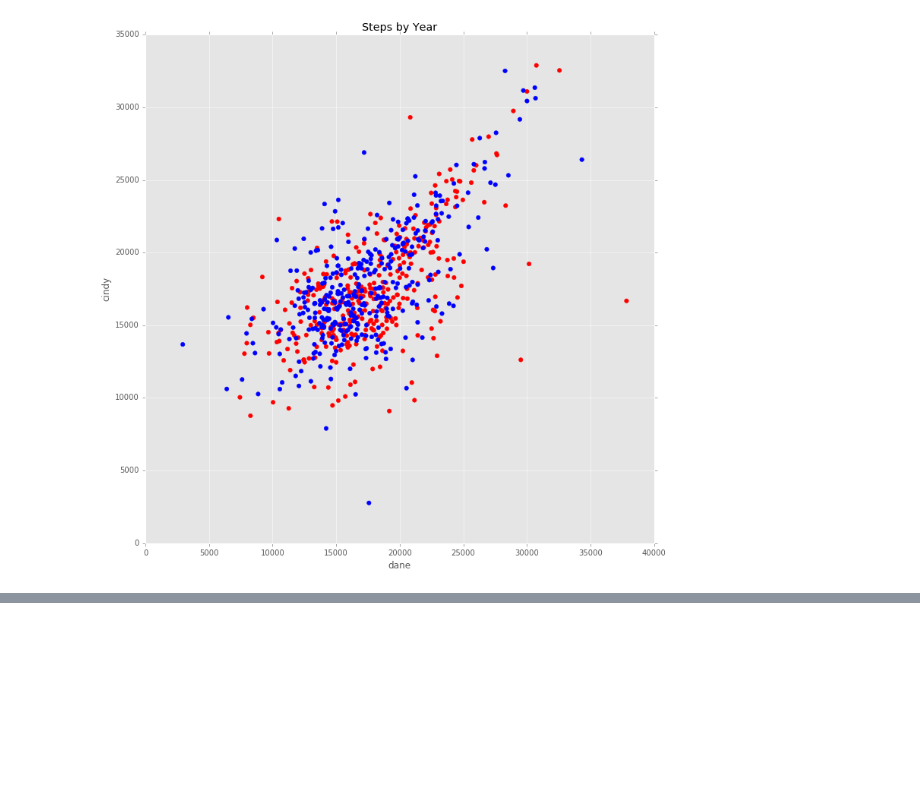
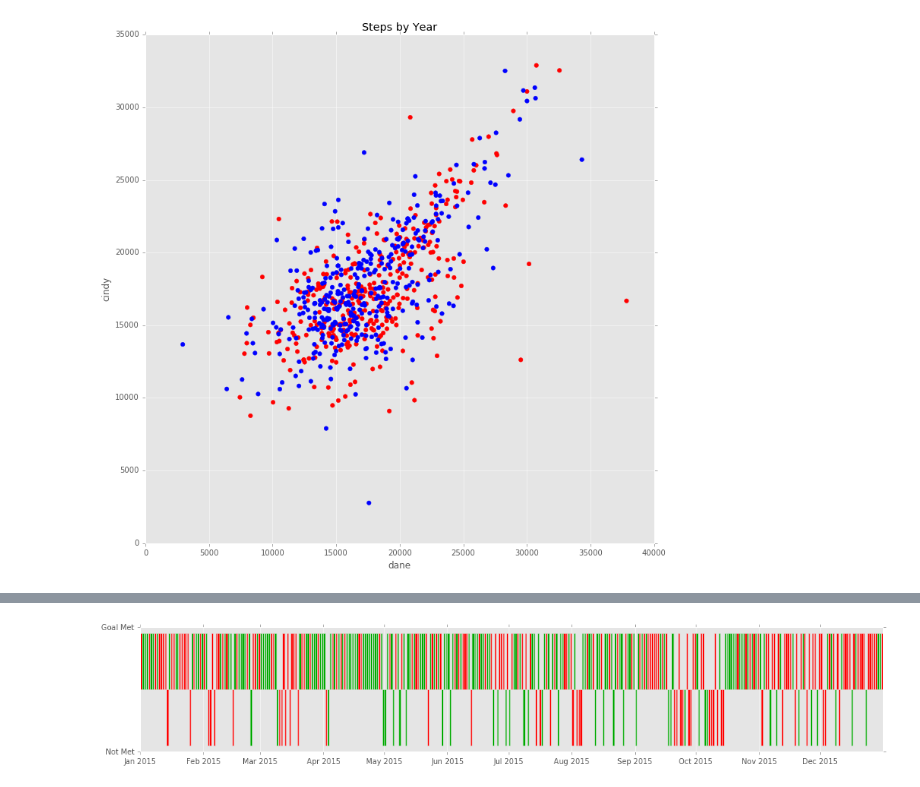
Before and after one commit to danecollins/fitbit, a Jupyter notebook: fb_eda.ipynb, the cells around one changed output, grey strips where cells are left out. Drawn from its saved outputs; the diff is of its cells as text; code cells hidden in the pictures; blank space fills up the shorter version.

```diff
--- a/fb_eda.ipynb
+++ b/fb_eda.ipynb
@@ -153,0 +181,14 @@ plt.ylabel('cindy')
+# %%
+red = '#FF0000'
+green = '#00AA00'
+blue = '#0000FF'
+fig = plt.gcf()
+fig.set_size_inches(18,3)
+plt.figure(1)
+dfp = df45w[(df45w.index >= '2015-01-01')&(df45w.index <= '2015-12-31')]
+plt.bar(dfp.index, dfp.goalmet_dane, color=dfp.biking_dane.apply(lambda x: green if x>0 else red))
+plt.yticks([-1.1,1.1])
+plt.gca().set_yticklabels(['Not Met', 'Goal Met'])
+plt.show()
+# %% [output]
+[figure, added]
```
Also changed, not shown: parts of 2 cells of this notebook.
